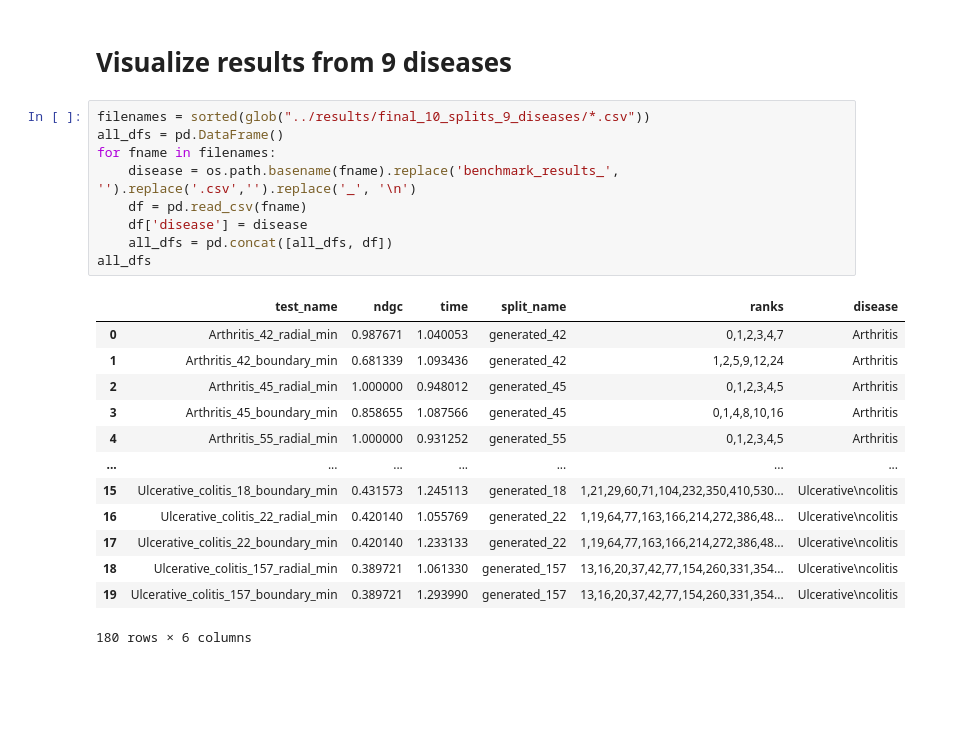
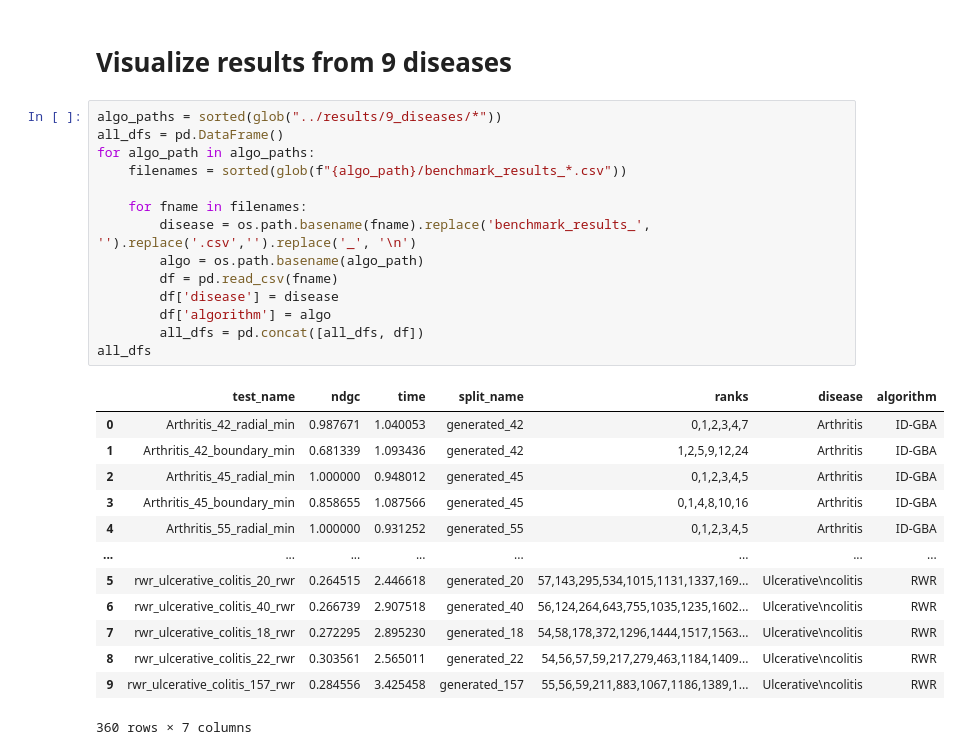
Before and after one commit to BRL-BCM/CTD, a Jupyter notebook: notebooks/gba_figure.ipynb, the cells around one changed output. Drawn from its saved outputs; the diff is of its cells as text; blank space fills up the shorter version.

```diff
--- a/notebooks/gba_figure.ipynb
+++ b/notebooks/gba_figure.ipynb
@@ -9,28 +9,33 @@ import matplotlib.pyplot as plt
 # %% [markdown]
 # Visualize results from 9 diseases
 # %%
-filenames = sorted(glob("../results/final_10_splits_9_diseases/*.csv"))
+algo_paths = sorted(glob("../results/9_diseases/*"))
 all_dfs = pd.DataFrame()
-for fname in filenames:
-    disease = os.path.basename(fname).replace('benchmark_results_', '').replace('.csv','').replace('_', '\n')
-    df = pd.read_csv(fname)
-    df['disease'] = disease
-    all_dfs = pd.concat([all_dfs, df])
+for algo_path in algo_paths:
+    filenames = sorted(glob(f"{algo_path}/benchmark_results_*.csv"))
+
+    for fname in filenames:
+        disease = os.path.basename(fname).replace('benchmark_results_', '').replace('.csv','').replace('_', '\n')
+        algo = os.path.basename(algo_path)
+        df = pd.read_csv(fname)
+        df['disease'] = disease
+        df['algorithm'] = algo
+        all_dfs = pd.concat([all_dfs, df])
 all_dfs
 # %% [output]
-|  | test_name | ndgc | time | split_name | ranks | disease |
-| 0 | Arthritis_42_radial_min | 0.987671 | 1.040053 | generated_42 | 0,1,2,3,4,7 | Arthritis |
-| 1 | Arthritis_42_boundary_min | 0.681339 | 1.093436 | generated_42 | 1,2,5,9,12,24 | Arthritis |
-| 2 | Arthritis_45_radial_min | 1.000000 | 0.948012 | generated_45 | 0,1,2,3,4,5 | Arthritis |
-| 3 | Arthritis_45_boundary_min | 0.858655 | 1.087566 | generated_45 | 0,1,4,8,10,16 | Arthritis |
-| 4 | Arthritis_55_radial_min | 1.000000 | 0.931252 | generated_55 | 0,1,2,3,4,5 | Arthritis |
-| ... | ... | ... | ... | ... | ... | ... |
-| 15 | Ulcerative_colitis_18_boundary_min | 0.431573 | 1.245113 | generated_18 | 1,21,29,60,71,104,232,350,410,530... | Ulcerative\ncolitis |
-| 16 | Ulcerative_colitis_22_radial_min | 0.420140 | 1.055769 | generated_22 | 1,19,64,77,163,166,214,272,386,48... | Ulcerative\ncolitis |
-| 17 | Ulcerative_colitis_22_boundary_min | 0.420140 | 1.233133 | generated_22 | 1,19,64,77,163,166,214,272,386,48... | Ulcerative\ncolitis |
-| 18 | Ulcerative_colitis_157_radial_min | 0.389721 | 1.061330 | generated_157 | 13,16,20,37,42,77,154,260,331,354... | Ulcerative\ncolitis |
-| 19 | Ulcerative_colitis_157_boundary_min | 0.389721 | 1.293990 | generated_157 | 13,16,20,37,42,77,154,260,331,354... | Ulcerative\ncolitis |
+|  | test_name | ndgc | time | split_name | ranks | disease | algorithm |
+| 0 | Arthritis_42_radial_min | 0.987671 | 1.040053 | generated_42 | 0,1,2,3,4,7 | Arthritis | ID-GBA |
+| 1 | Arthritis_42_boundary_min | 0.681339 | 1.093436 | generated_42 | 1,2,5,9,12,24 | Arthritis | ID-GBA |
+| 2 | Arthritis_45_radial_min | 1.000000 | 0.948012 | generated_45 | 0,1,2,3,4,5 | Arthritis | ID-GBA |
+| 3 | Arthritis_45_boundary_min | 0.858655 | 1.087566 | generated_45 | 0,1,4,8,10,16 | Arthritis | ID-GBA |
+| 4 | Arthritis_55_radial_min | 1.000000 | 0.931252 | generated_55 | 0,1,2,3,4,5 | Arthritis | ID-GBA |
+| ... | ... | ... | ... | ... | ... | ... | ... |
+| 5 | rwr_ulcerative_colitis_20_rwr | 0.264515 | 2.446618 | generated_20 | 57,143,295,534,1015,1131,1337,169... | Ulcerative\ncolitis | RWR |
+| 6 | rwr_ulcerative_colitis_40_rwr | 0.266739 | 2.907518 | generated_40 | 56,124,264,643,755,1035,1235,1602... | Ulcerative\ncolitis | RWR |
+| 7 | rwr_ulcerative_colitis_18_rwr | 0.272295 | 2.895230 | generated_18 | 54,58,178,372,1296,1444,1517,1563... | Ulcerative\ncolitis | RWR |
+| 8 | rwr_ulcerative_colitis_22_rwr | 0.303561 | 2.565011 | generated_22 | 54,56,57,59,217,279,463,1184,1409... | Ulcerative\ncolitis | RWR |
+| 9 | rwr_ulcerative_colitis_157_rwr | 0.284556 | 3.425458 | generated_157 | 55,56,59,211,883,1067,1186,1389,1... | Ulcerative\ncolitis | RWR |
-180 rows × 6 columns
+360 rows × 7 columns
 # %%
 # Conductance values
 conductances = {'Arthritis': 0.708, 'Asthma': 0.894, 'Chronic\nObstructive\nPulmonary\nDisease': 0.735,
```
Also changed, not shown: parts of 2 cells of this notebook.
